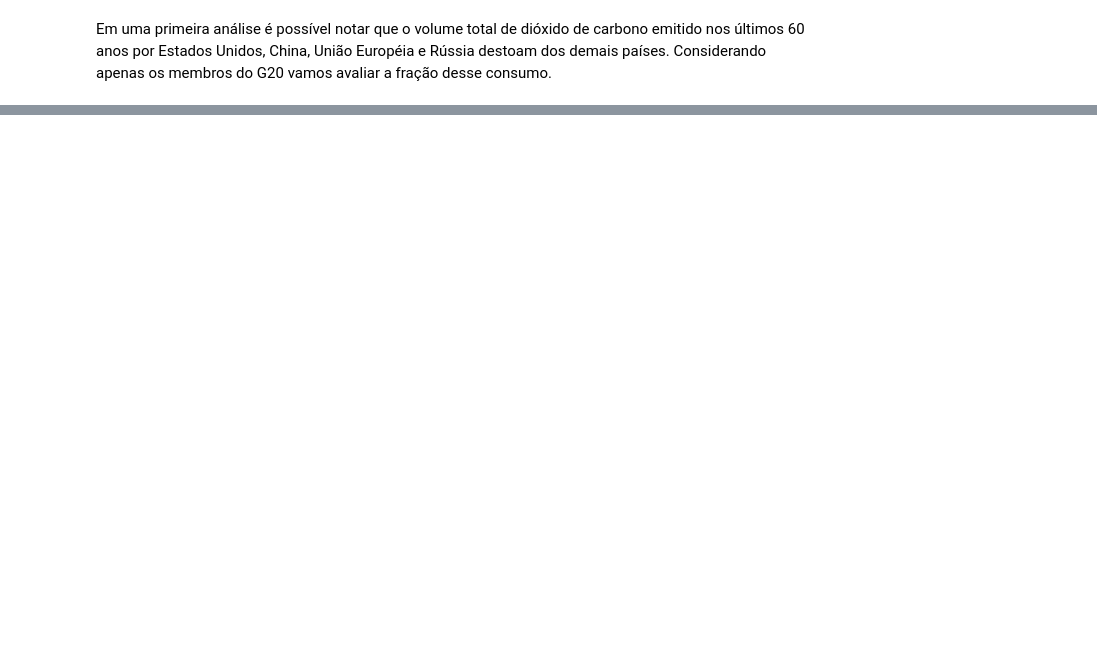
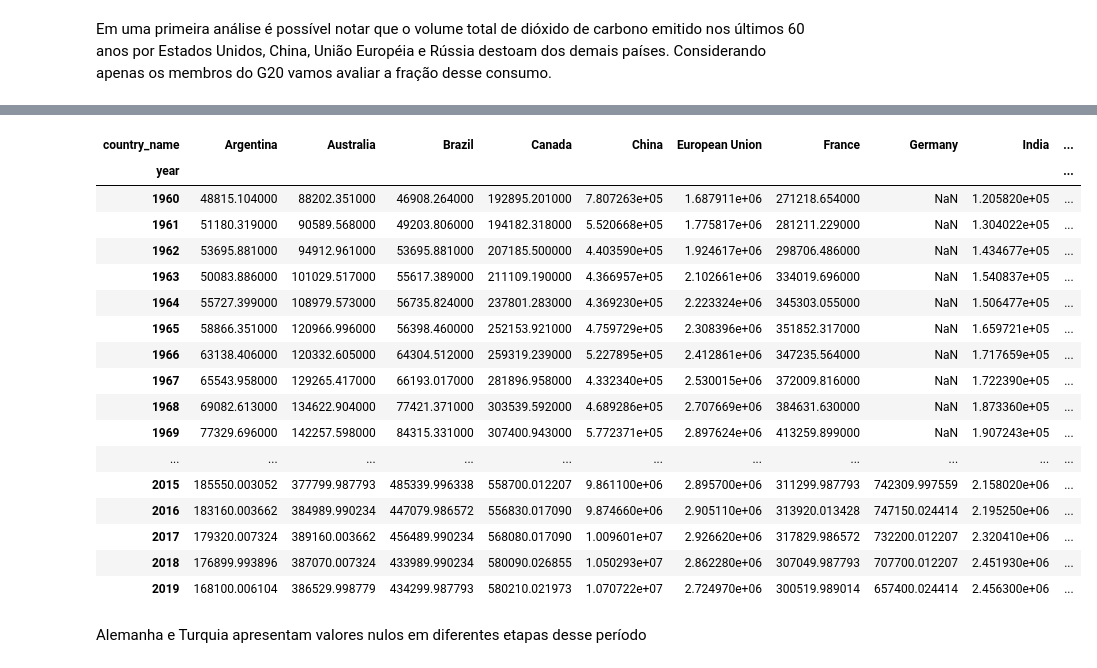
Before and after one commit to jmacedo91/01-World-Population-Data-Analysis, a Jupyter notebook: 001 - CO₂ Emissions.ipynb, the cells around one changed output, grey strips where cells are left out. Cells and saved outputs as stored; diff of their text form; code cells hidden in the pictures; blank space fills up the shorter version.

```diff
--- a/001 - CO₂ Emissions.ipynb
+++ b/001 - CO₂ Emissions.ipynb
@@ -199,0 +259,2 @@ rank_G20
+# %%
+G20_pivot = G20.pivot(index='year', columns='country_name', values='value')
@@ -200,3 +281,26 @@ rank_G20
+# %%
+G20_pivot
+# %% [output]
+| country_name | Argentina | Australia | Brazil | Canada | China | European Union | France | Germany | India | ... |
+| year |  |  |  |  |  |  |  |  |  | ... |
+| 1960 | 48815.104000 | 88202.351000 | 46908.264000 | 192895.201000 | 7.807263e+05 | 1.687911e+06 | 271218.654000 | NaN | 1.205820e+05 | ... |
+| 1961 | 51180.319000 | 90589.568000 | 49203.806000 | 194182.318000 | 5.520668e+05 | 1.775817e+06 | 281211.229000 | NaN | 1.304022e+05 | ... |
+| 1962 | 53695.881000 | 94912.961000 | 53695.881000 | 207185.500000 | 4.403590e+05 | 1.924617e+06 | 298706.486000 | NaN | 1.434677e+05 | ... |
+| 1963 | 50083.886000 | 101029.517000 | 55617.389000 | 211109.190000 | 4.366957e+05 | 2.102661e+06 | 334019.696000 | NaN | 1.540837e+05 | ... |
+| 1964 | 55727.399000 | 108979.573000 | 56735.824000 | 237801.283000 | 4.369230e+05 | 2.223324e+06 | 345303.055000 | NaN | 1.506477e+05 | ... |
+| 1965 | 58866.351000 | 120966.996000 | 56398.460000 | 252153.921000 | 4.759729e+05 | 2.308396e+06 | 351852.317000 | NaN | 1.659721e+05 | ... |
+| 1966 | 63138.406000 | 120332.605000 | 64304.512000 | 259319.239000 | 5.227895e+05 | 2.412861e+06 | 347235.564000 | NaN | 1.717659e+05 | ... |
+| 1967 | 65543.958000 | 129265.417000 | 66193.017000 | 281896.958000 | 4.332340e+05 | 2.530015e+06 | 372009.816000 | NaN | 1.722390e+05 | ... |
+| 1968 | 69082.613000 | 134622.904000 | 77421.371000 | 303539.592000 | 4.689286e+05 | 2.707669e+06 | 384631.630000 | NaN | 1.873360e+05 | ... |
+| 1969 | 77329.696000 | 142257.598000 | 84315.331000 | 307400.943000 | 5.772371e+05 | 2.897624e+06 | 413259.899000 | NaN | 1.907243e+05 | ... |
+| ... | ... | ... | ... | ... | ... | ... | ... | ... | ... | ... |
+| 2015 | 185550.003052 | 377799.987793 | 485339.996338 | 558700.012207 | 9.861100e+06 | 2.895700e+06 | 311299.987793 | 742309.997559 | 2.158020e+06 | ... |
+| 2016 | 183160.003662 | 384989.990234 | 447079.986572 | 556830.017090 | 9.874660e+06 | 2.905110e+06 | 313920.013428 | 747150.024414 | 2.195250e+06 | ... |
+| 2017 | 179320.007324 | 389160.003662 | 456489.990234 | 568080.017090 | 1.009601e+07 | 2.926620e+06 | 317829.986572 | 732200.012207 | 2.320410e+06 | ... |
+| 2018 | 176899.993896 | 387070.007324 | 433989.990234 | 580090.026855 | 1.050293e+07 | 2.862280e+06 | 307049.987793 | 707700.012207 | 2.451930e+06 | ... |
+| 2019 | 168100.006104 | 386529.998779 | 434299.987793 | 580210.021973 | 1.070722e+07 | 2.724970e+06 | 300519.989014 | 657400.024414 | 2.456300e+06 | ... |
+# %% [markdown]
+Alemanha e Turquia apresentam valores nulos em diferentes etapas desse período
 # %% [markdown]
 # Referências Bibliográficas
 
```
Also changed, not shown: parts of 23 cells of this notebook.
